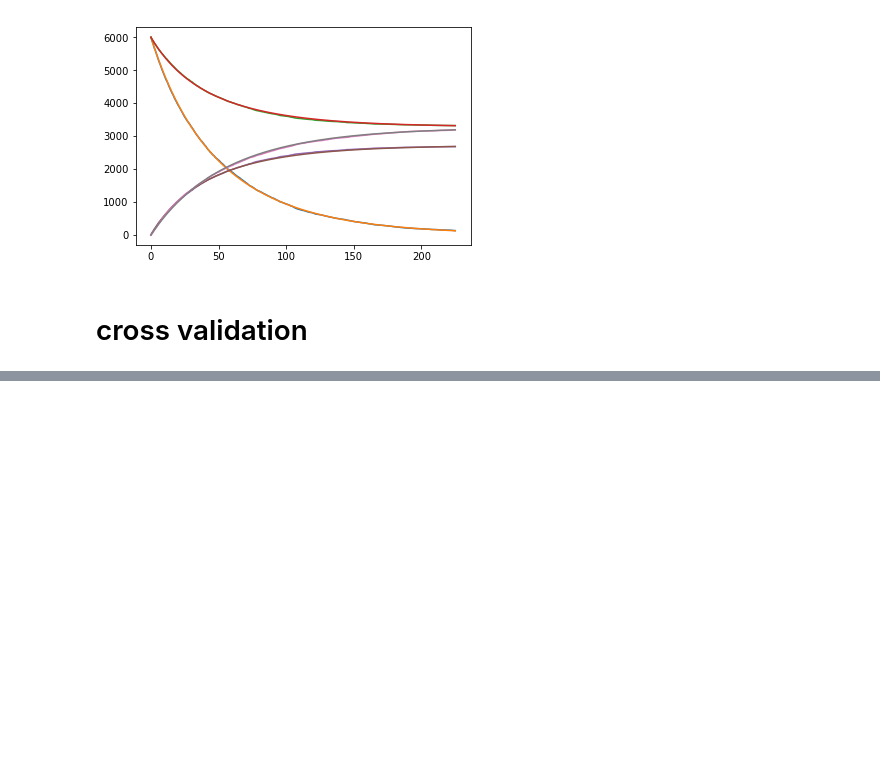
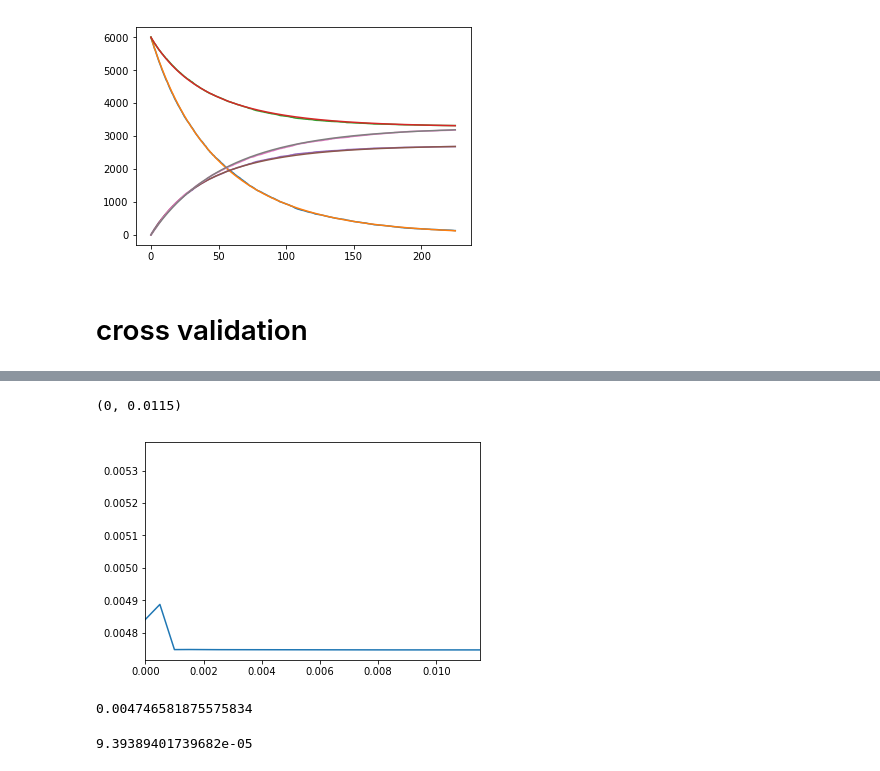
Before and after one commit to readdy/readdy_learn, a Jupyter notebook: analyze/analyze_simple.ipynb, the cells around one changed output, grey strips where cells are left out. Drawn from its saved outputs; the diff is of its cells as text; code cells hidden in the pictures; blank space fills up the shorter version.

```diff
--- a/analyze/analyze_simple.ipynb
+++ b/analyze/analyze_simple.ipynb
@@ -226,3 +238,6 @@ for coeff in coefficients:
 # %%
-plt.plot(alphas, np.array(cost_learn))
 plt.plot(alphas, np.array(cost_test))
+plt.xlim(0, 0.0115)
+# %% [output]
+(0, 0.0115)
+[figure, added]
@@ -232,0 +244,8 @@ np.unique(cost_test)
+# %%
+cost_test[23]
+# %% [output]
+0.004746581875575834
+# %%
+cost_test[0] - cost_test[23]
+# %% [output]
+9.39389401739682e-05
```
Also changed, not shown: parts of 7 cells of this notebook.
